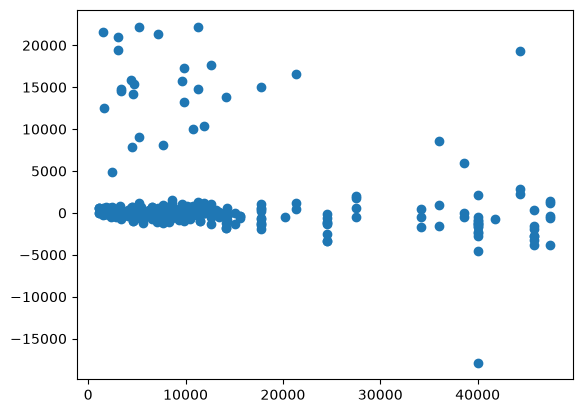
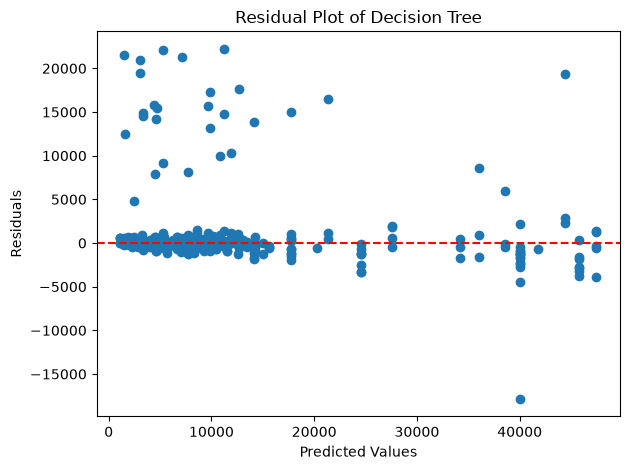
Code edit (unified diff) that turned the first committed figure into the second:
--- before
+++ after
@@ -1,3 +1,9 @@
+plt.title("Residual Plot of Decision Tree")
 residuals = y_test - y_pred
 plt.scatter(y_pred, residuals)
+plt.xlabel("Predicted Values")
+plt.ylabel("Residuals")
+plt.axhline(y=0, color='r', linestyle='--')
+plt.tight_layout()
+plt.savefig("images/residual_plot_of_decision_tree.png", dpi=1200)
 plt.show()

Commit: Adding some changes to some files